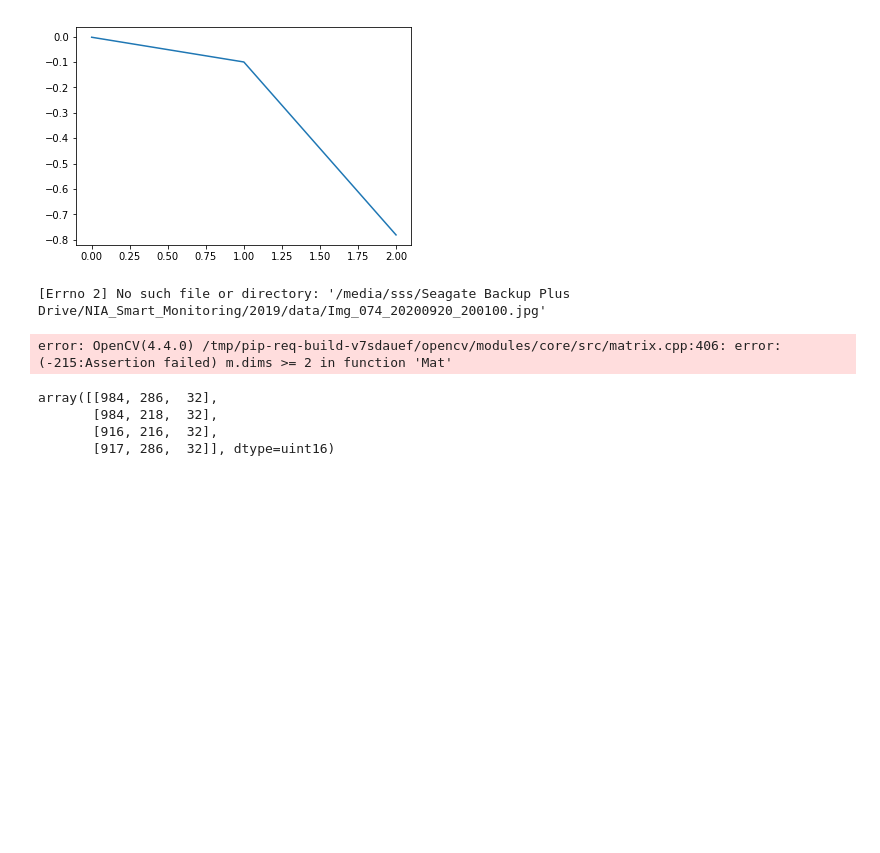
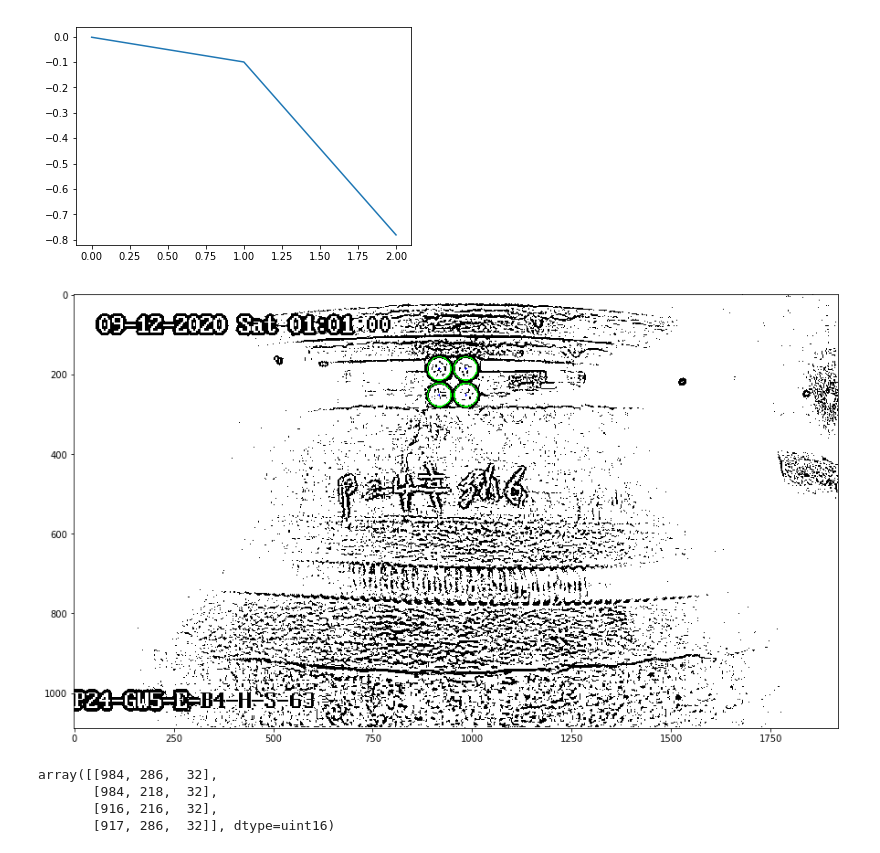
Before and after one commit to StringBottle/brg-shoe-disp-monit, a Jupyter notebook: disp_measure_demo.ipynb, the cells around one changed output. Saved outputs shown, nothing was run; the diff lists cells and outputs as text; code cells hidden in the pictures; blank space fills up the shorter version.

```diff
--- a/disp_measure_demo.ipynb
+++ b/disp_measure_demo.ipynb
@@ -154,55 +154,55 @@ plt.plot(np.array(collect_rslt))
 [figure]
 # %%
 ## check the circle detection accuracy
-min_rad = 20
+min_rad = 21
 max_rad = 40
-img = imread(r'/media/sss/Seagate Backup Plus Drive/NIA_Smart_Monitoring/2019/data/Img_074_20200920_200100.jpg')
+img = imread(r'/media/sss/Seagate Backup Plus Drive/NIA_Smart_Monitoring/2019/data/Img_035_20200912_010100.jpg')
+img1 = imread(r'/media/sss/Seagate Backup Plus Drive/NIA_Smart_Monitoring/2019/data/Img_035_20200912_010100.jpg')
 # img = imread(r'/home/sss/Desktop/Img_023_20201023_010100.jpg')
 
-img = adjust_gamma(img, gamma=0.6)
+img = adjust_gamma(img, gamma=0.3)
 
 # clahe = cv2.createCLAHE(clipLimit=2.0, tileGridSize=(8,8))
 # img[:,:,0] = clahe.apply(img[:,:,0])
 # img[:,:,1] = clahe.apply(img[:,:,1])
 # img[:,:,2] = clahe.apply(img[:,:,2])
 
-# img[:,:,0] = cv2.adaptiveThreshold(img[:,:,0],255,cv2.ADAPTIVE_THRESH_GAUSSIAN_C,\
-#             cv2.THRESH_BINARY,min_rad,2)
+img[:,:,0] = cv2.adaptiveThreshold(img[:,:,0],255,cv2.ADAPTIVE_THRESH_GAUSSIAN_C,\
+            cv2.THRESH_BINARY,min_rad,2)
 
-# img[:,:,1] = cv2.adaptiveThreshold(img[:,:,1],255,cv2.ADAPTIVE_THRESH_GAUSSIAN_C,\
-#             cv2.THRESH_BINARY,min_rad,2)
+img[:,:,1] = cv2.adaptiveThreshold(img[:,:,1],255,cv2.ADAPTIVE_THRESH_GAUSSIAN_C,\
+            cv2.THRESH_BINARY,min_rad,2)
 
-# img[:,:,2] = cv2.adaptiveThreshold(img[:,:,2],255,cv2.ADAPTIVE_THRESH_GAUSSIAN_C,\
-#             cv2.THRESH_BINARY,min_rad,2)
+img[:,:,2] = cv2.adaptiveThreshold(img[:,:,2],255,cv2.ADAPTIVE_THRESH_GAUSSIAN_C,\
+            cv2.THRESH_BINARY,min_rad,2)
 
 
 
 centers, r_estimated, metric = imfindcircles(img,
                                              [min_rad, max_rad],
                                              sensitivity = 0.96)
 
 circles = np.concatenate((centers, r_estimated[:,np.newaxis]), axis = 0).T
 circles = np.squeeze(circles)
 circles
 # circles
 # Draw circles that are detected.
 if circles is not None:
     # Convert the circle parameters a, b and r to integers.
     circles = np.uint16(np.around(circles))
     for pt in circles:
         a, b, r = pt[0], pt[1], pt[2]
         # Draw the circumference of the circle.
         cv2.circle(img, (a, b), r, (0, 255, 0), 2)
         # Draw a small circle (of radius 1) to show the center.
         cv2.circle(img, (a, b), 1, (0, 0, 255), 3)
 
     plt.figure(figsize=(15, 15))
     plt.imshow(img)
 else:
-    plt.imshow(img)
+    plt.imshow(img1)
 # %% [output]
-[Errno 2] No such file or directory: '/media/sss/Seagate Backup Plus Drive/NIA_Smart_Monitoring/2019/data/Img_074_20200920_200100.jpg'
-error: OpenCV(4.4.0) /tmp/pip-req-build-v7sdauef/opencv/modules/core/src/matrix.cpp:406: error: (-215:Assertion failed) m.dims >= 2 in function 'Mat'
+[figure, added]
 # %%
 circles
 # %% [output]
```
Also changed, not shown: parts of 1 cell of this notebook.
